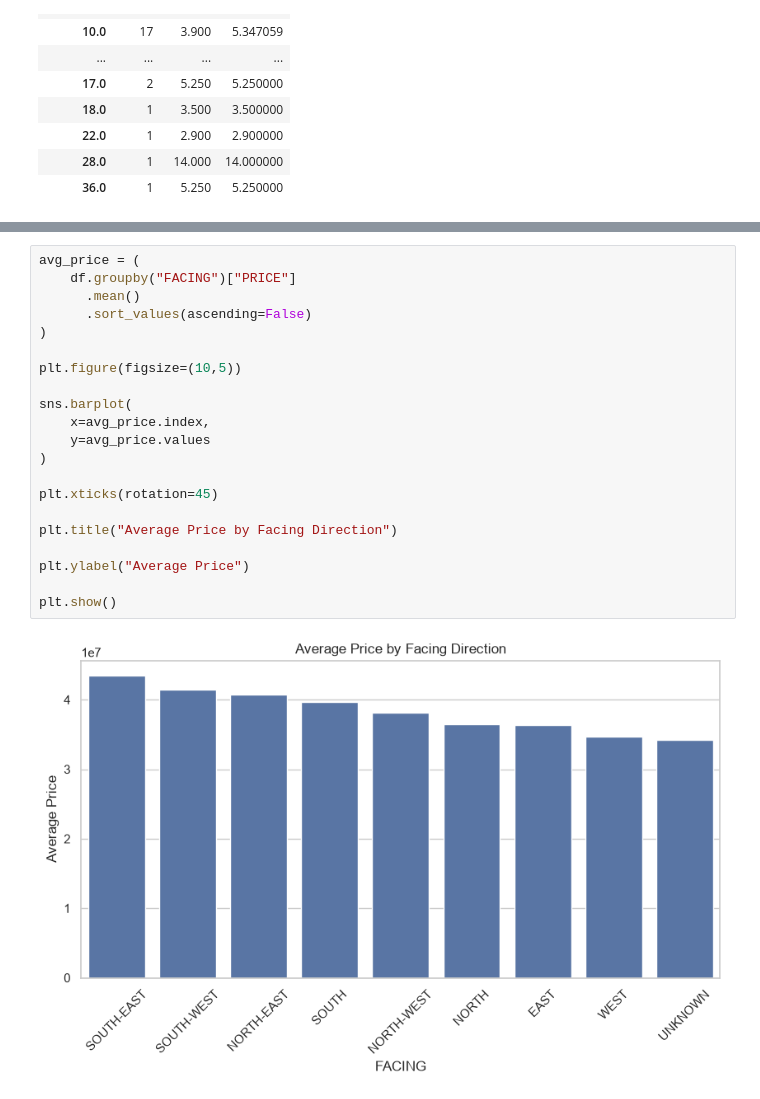
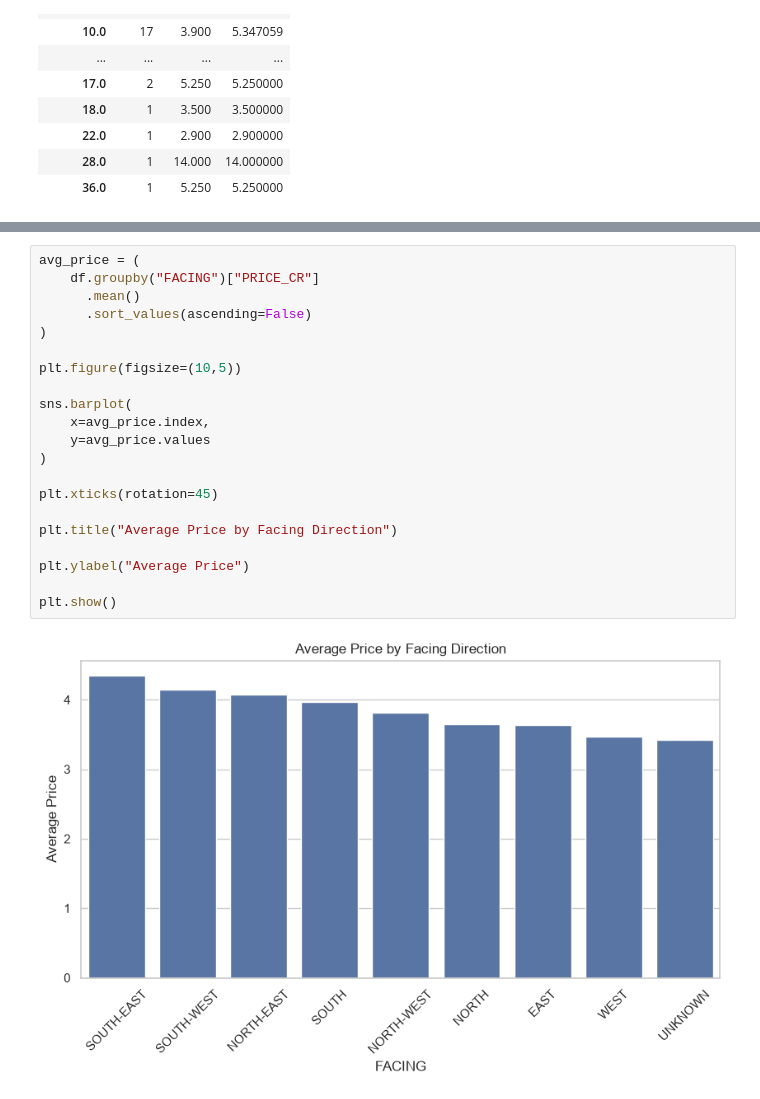
Before and after one commit to ishan2021/House-Price-Prediction-ML-Project, a Jupyter notebook: notebooks/03_EDA.ipynb, the cells around one changed output, grey strips where cells are left out. Saved outputs shown, nothing was run; the diff lists cells and outputs as text.

```diff
--- a/notebooks/03_EDA.ipynb
+++ b/notebooks/03_EDA.ipynb
@@ -714,26 +714,26 @@ plt.show()
 # %%
 avg_price = (
-    df.groupby("FACING")["PRICE"]
+    df.groupby("FACING")["PRICE_CR"]
       .mean()
       .sort_values(ascending=False)
 )
 
 plt.figure(figsize=(10,5))
 
 sns.barplot(
     x=avg_price.index,
     y=avg_price.values
 )
 
 plt.xticks(rotation=45)
 
 plt.title("Average Price by Facing Direction")
 
 plt.ylabel("Average Price")
 
 plt.show()
 # %% [output]
-[figure, old version]
+[figure, new version]
 # %%
 top15 = df["LOCATION"].value_counts().head(15).index
 
```
Also changed, not shown: parts of 3 cells of this notebook.
